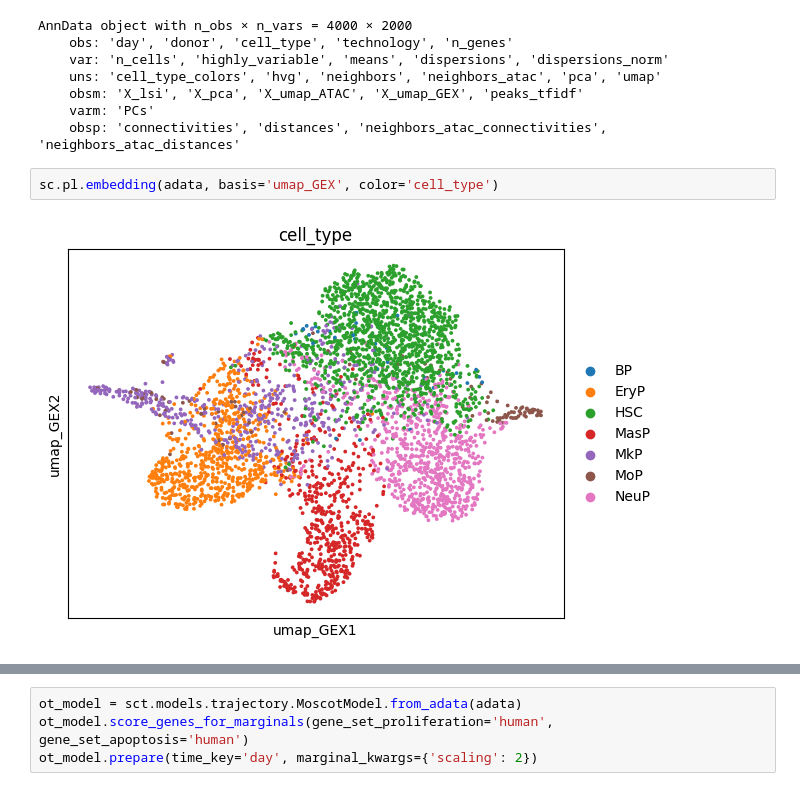
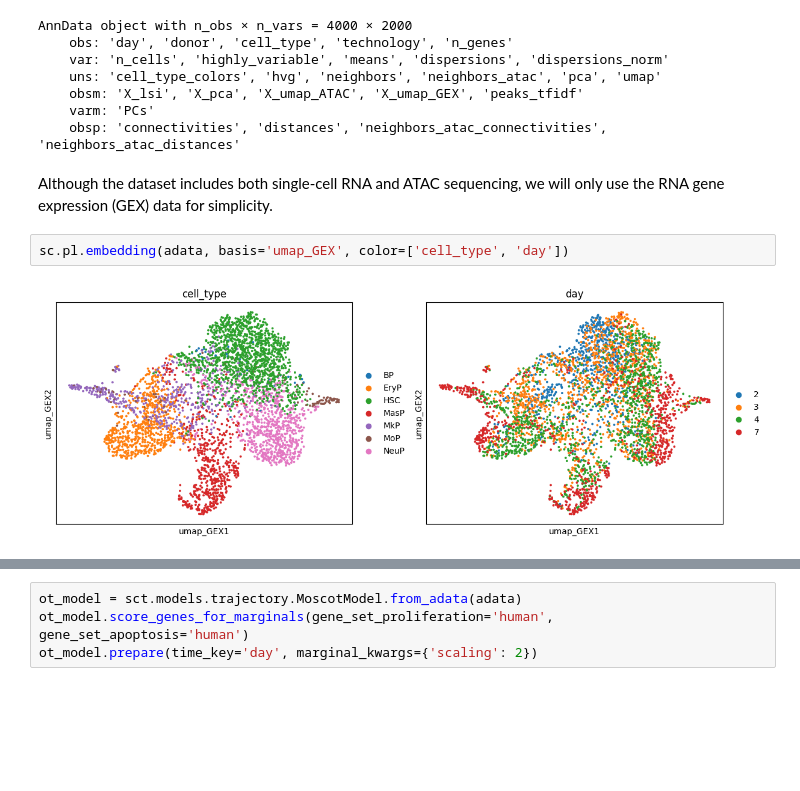
Before and after one commit to alecplotkin/scotty-tools, a Jupyter notebook: examples/quickstart.ipynb, the cells around one changed output, grey strips where cells are left out. Cells and saved outputs as stored; diff of their text form; blank space fills up the shorter version.

```diff
--- a/examples/quickstart.ipynb
+++ b/examples/quickstart.ipynb
@@ -35,7 +31,9 @@ AnnData object with n_obs × n_vars = 4000 × 2000
     obsm: 'X_lsi', 'X_pca', 'X_umap_ATAC', 'X_umap_GEX', 'peaks_tfidf'
     varm: 'PCs'
     obsp: 'connectivities', 'distances', 'neighbors_atac_connectivities', 'neighbors_atac_distances'
+# %% [markdown]
+Although the dataset includes both single-cell RNA and ATAC sequencing, we will only use the RNA gene expression (GEX) data for simplicity.
 # %%
-sc.pl.embedding(adata, basis='umap_GEX', color='cell_type')
+sc.pl.embedding(adata, basis='umap_GEX', color=['cell_type', 'day'])
 # %% [output]
-[figure, old version]
+[figure, new version]
```
Also changed, not shown: parts of 28 cells of this notebook, 1 other file.
